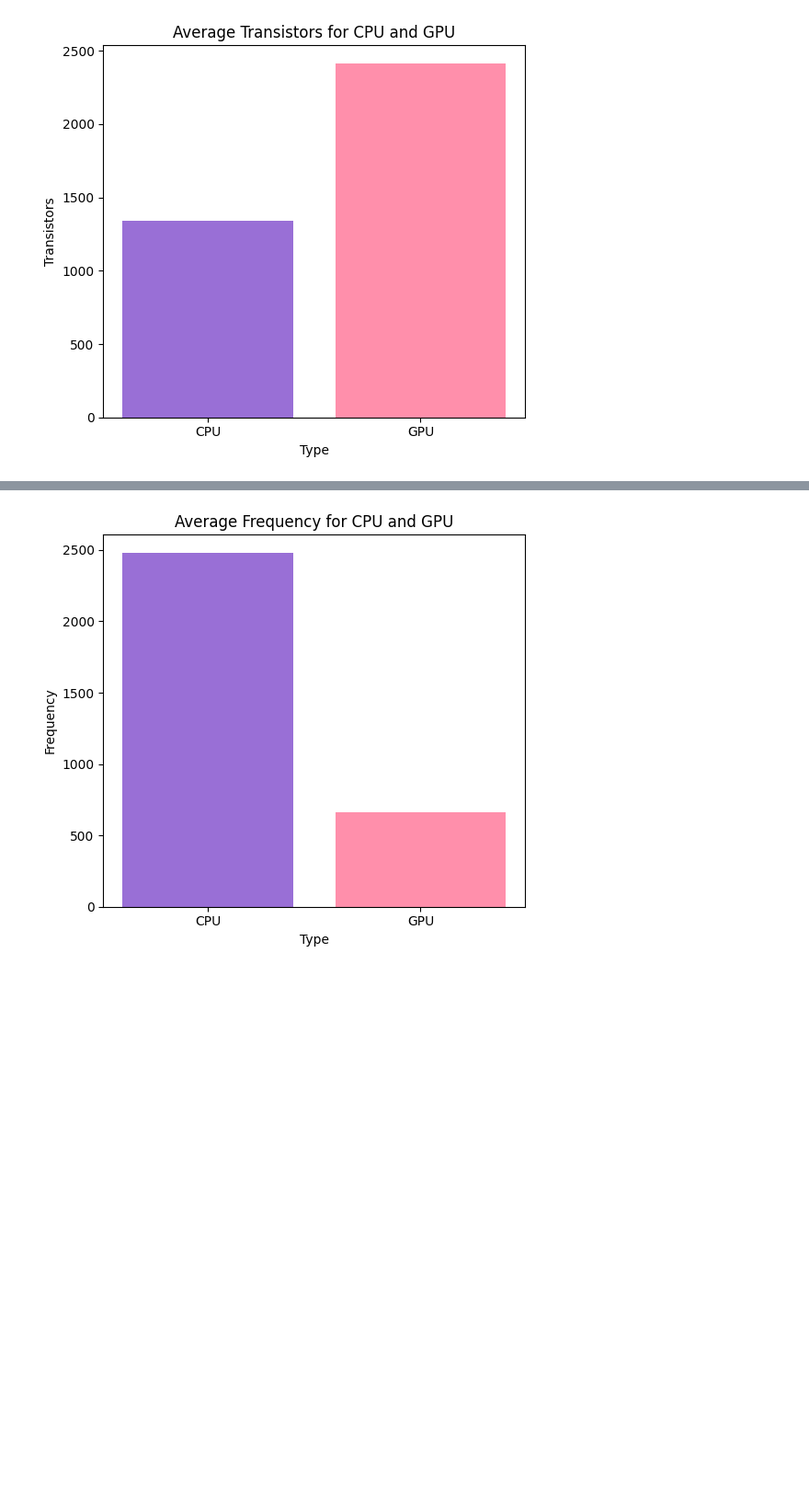
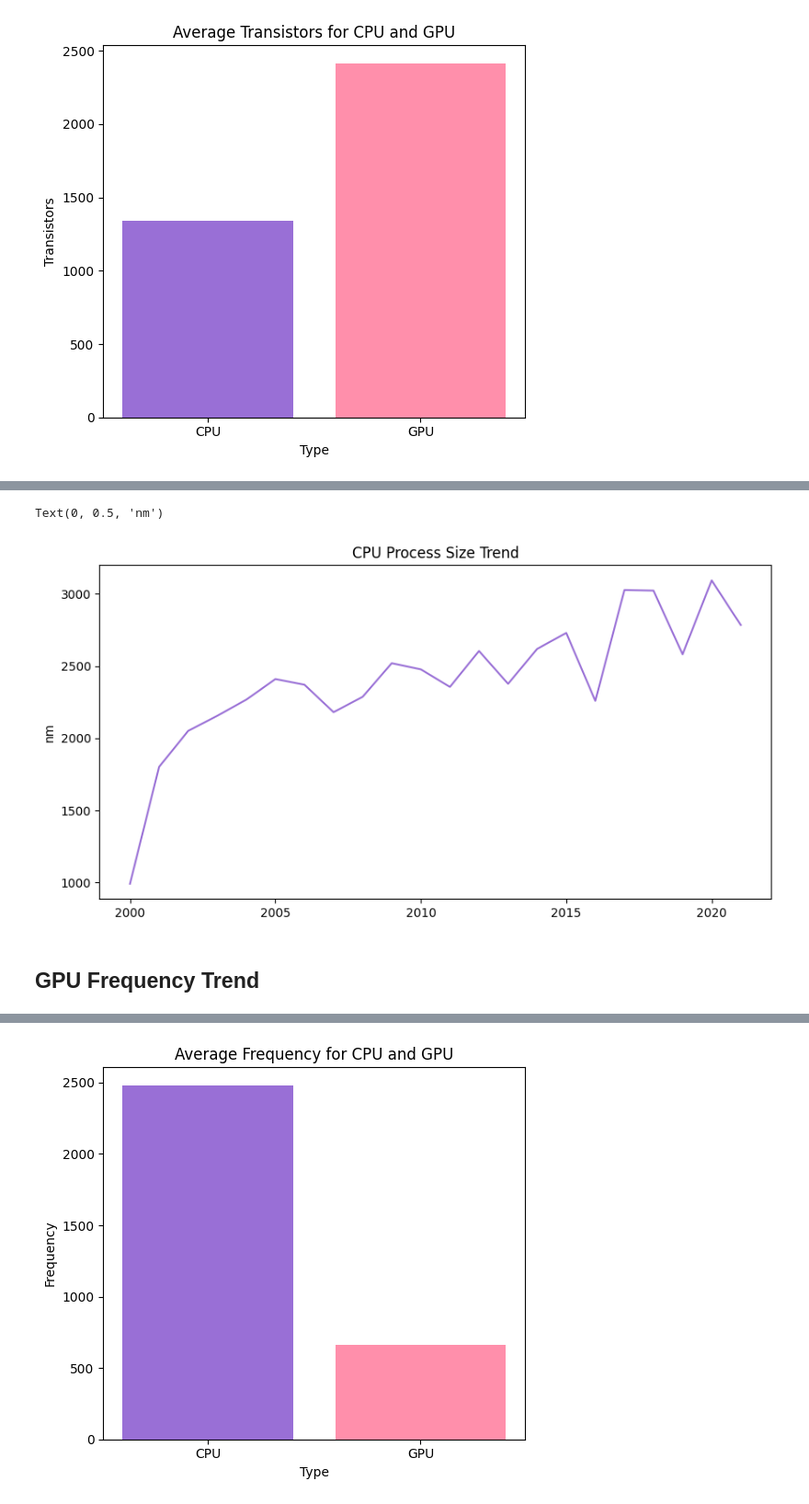
Before and after one commit to WendyInft/MATHEDA-INFANTE, a Jupyter notebook: WK8-Midterm-Exam/Exercise/WK8-Exploratory-Data-Analysis-Infante.ipynb, the cells around one changed output, grey strips where cells are left out. Shown at 92% size. Cells and saved outputs as stored; diff of their text form; code cells hidden in the pictures; blank space fills up the shorter version.

```diff
--- a/WK8-Midterm-Exam/Exercise/WK8-Exploratory-Data-Analysis-Infante.ipynb
+++ b/WK8-Midterm-Exam/Exercise/WK8-Exploratory-Data-Analysis-Infante.ipynb
@@ -478,0 +603,3 @@ Fr= ['Frequency']
+# %%
+df_ps = df_w[['Type','Date','Frequency']].where(df_w['Type']=='CPU').dropna()
+df_ps
@@ -478,0 +620,4 @@ Fr= ['Frequency']
+# %%
+df_ps['Date'] = pd.to_datetime(df_ps['Date'])
+df_ps['Year'] = df_ps['Date'].dt.year
+df_ps
@@ -478,0 +638,3 @@ Fr= ['Frequency']
+# %%
+df_ps = df_ps.groupby('Year')['Frequency'].mean().reset_index()
+df_ps
@@ -478,0 +659,10 @@ Fr= ['Frequency']
+# %%
+plt.figure(figsize=(10,5))
+plt.plot(df_ps['Year'],df_ps['Frequency'], color='#996FD6')
+plt.title('CPU Process Size Trend')
+plt.ylabel('nm')
+# %% [output]
+Text(0, 0.5, 'nm')
+[figure, added]
+# %% [markdown]
+## GPU Frequency Trend
```
Also changed, not shown: parts of 29 cells of this notebook.
